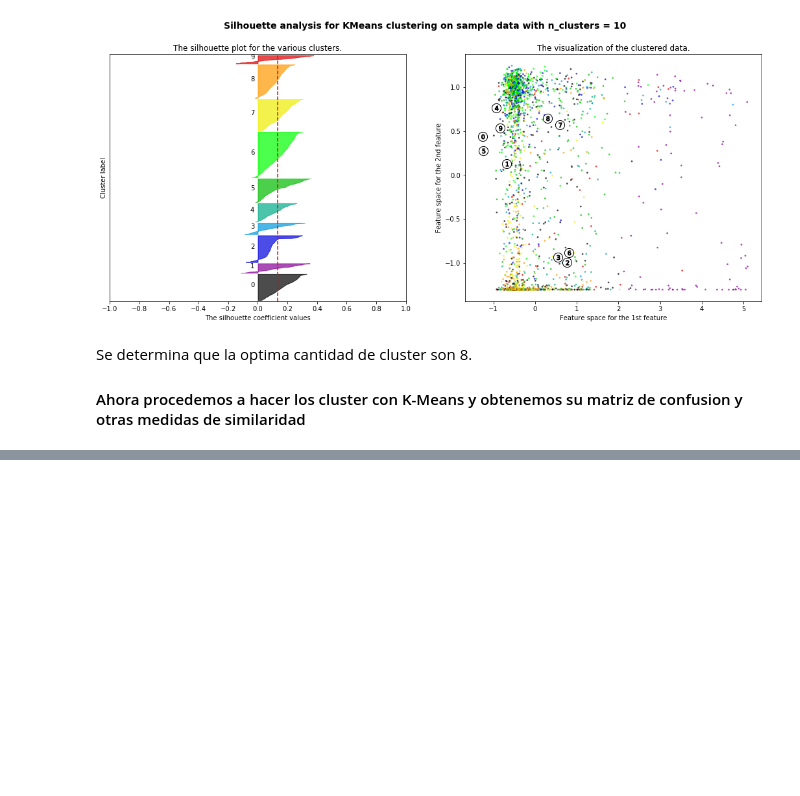
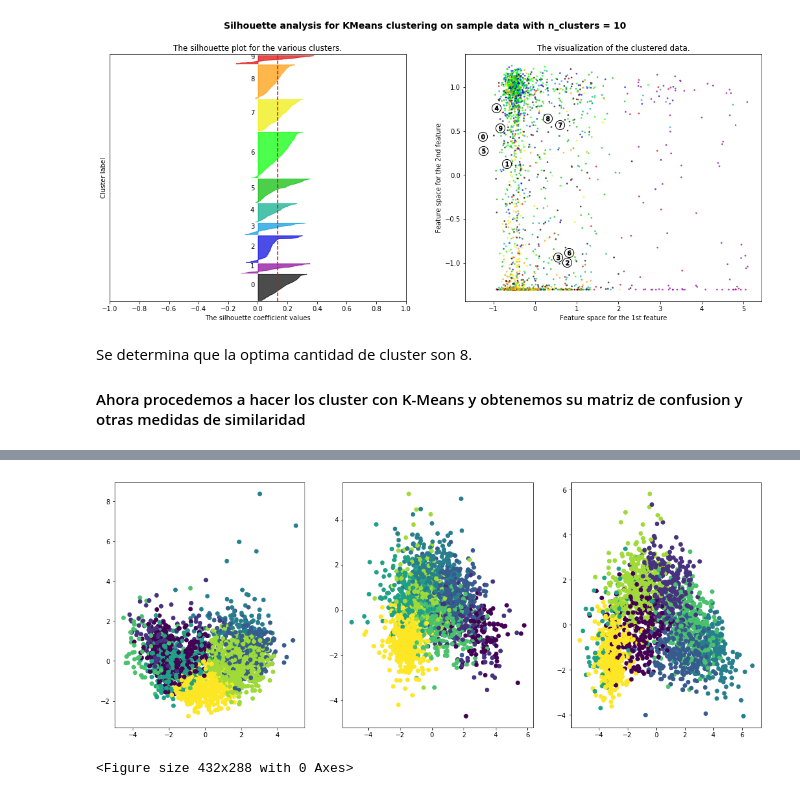
Before and after one commit to jduqer/TP01-CyT, a Jupyter notebook: TP1_v0.ipynb, the cells around one changed output, grey strips where cells are left out. Saved outputs shown, nothing was run; the diff lists cells and outputs as text; code cells hidden in the pictures; blank space fills up the shorter version.

Commit message:
Punto A1 (EB)
agrego calculo KMeans y visualizacion mediante comp.principales

```diff
--- a/TP1_v0.ipynb
+++ b/TP1_v0.ipynb
@@ -334,0 +340,28 @@ confusion_matrix(y_actu, y_pred)
+# %%
+dataframes = ['af_std','aa_std','df']
+princomp = PCA(n_components=2)
+result = {}
+for data in dataframes:
+    kmeans = KMeans(n_clusters=8, init='random',n_init=5,max_iter=500, random_state=0)
+    kmeans.fit(eval(data))
+    label = kmeans.labels_
+    pca = princomp.fit(eval(data)).transform(eval(data))
+    pca = pd.DataFrame(pca)
+    pca.index = eval(data).index
+    pca['label'] = label
+    result[data]=pca
+# %%
+fig, (g1, g2, g3) = plt.subplots(1, 3)
+fig.set_size_inches(18, 7)
+
+plt.figure()
+g1.scatter(result['af_std'].iloc[:, 0], result['af_std'].iloc[:, 1], c=result['af_std'].iloc[:, 2])
+g2.scatter(result['aa_std'].iloc[:, 0], result['aa_std'].iloc[:, 1], c=result['aa_std'].iloc[:, 2])
+g3.scatter(result['df'].iloc[:, 0], result['df'].iloc[:, 1], c=result['df'].iloc[:, 2])
+g1.set_title("AF")
+g1.set_title("AA")
+g1.set_title("DF")
+plt.show()
+# %% [output]
+[figure, added]
+<Figure size 432x288 with 0 Axes>
```
Also changed, not shown: parts of 1 cell of this notebook.
